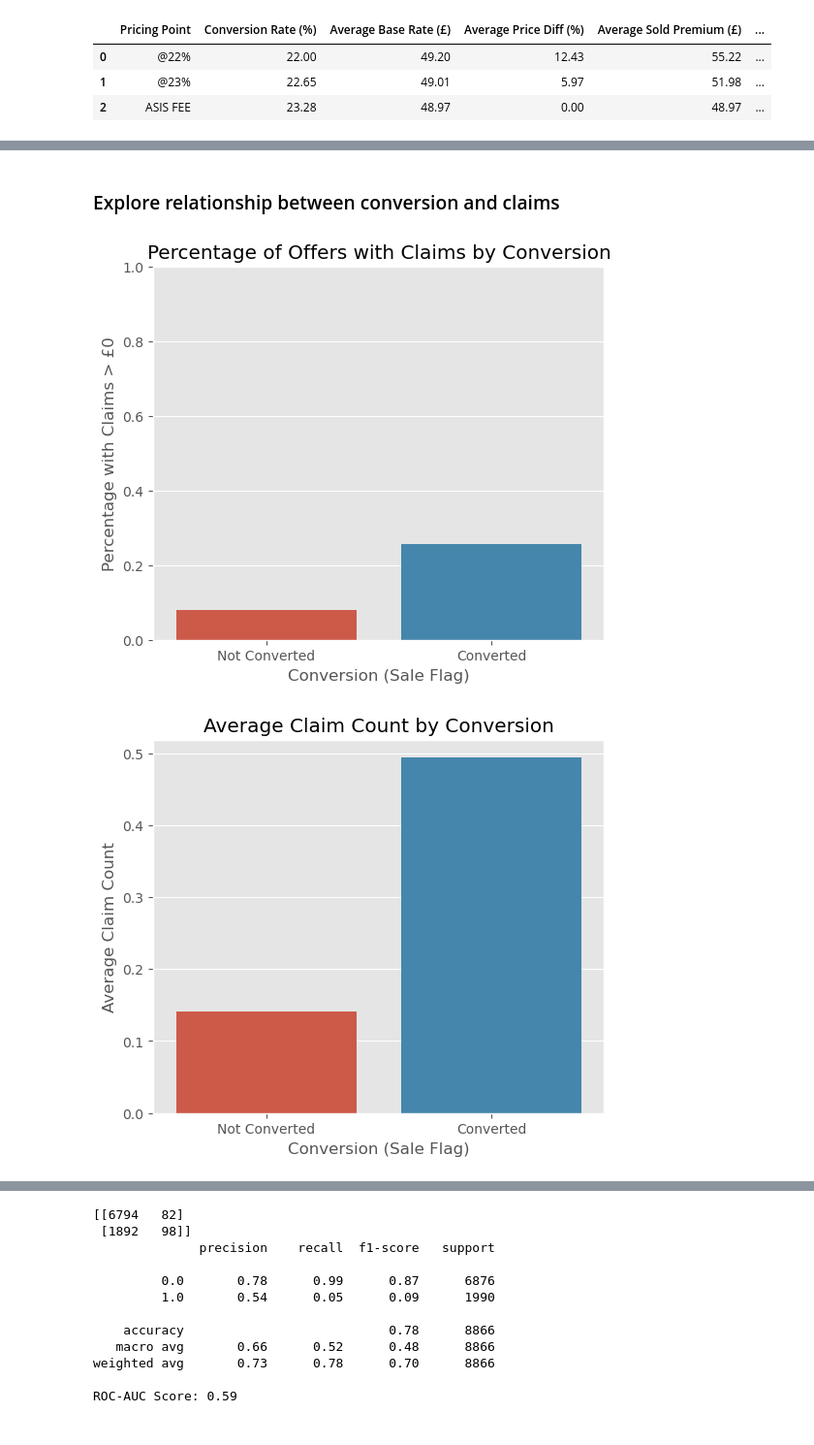
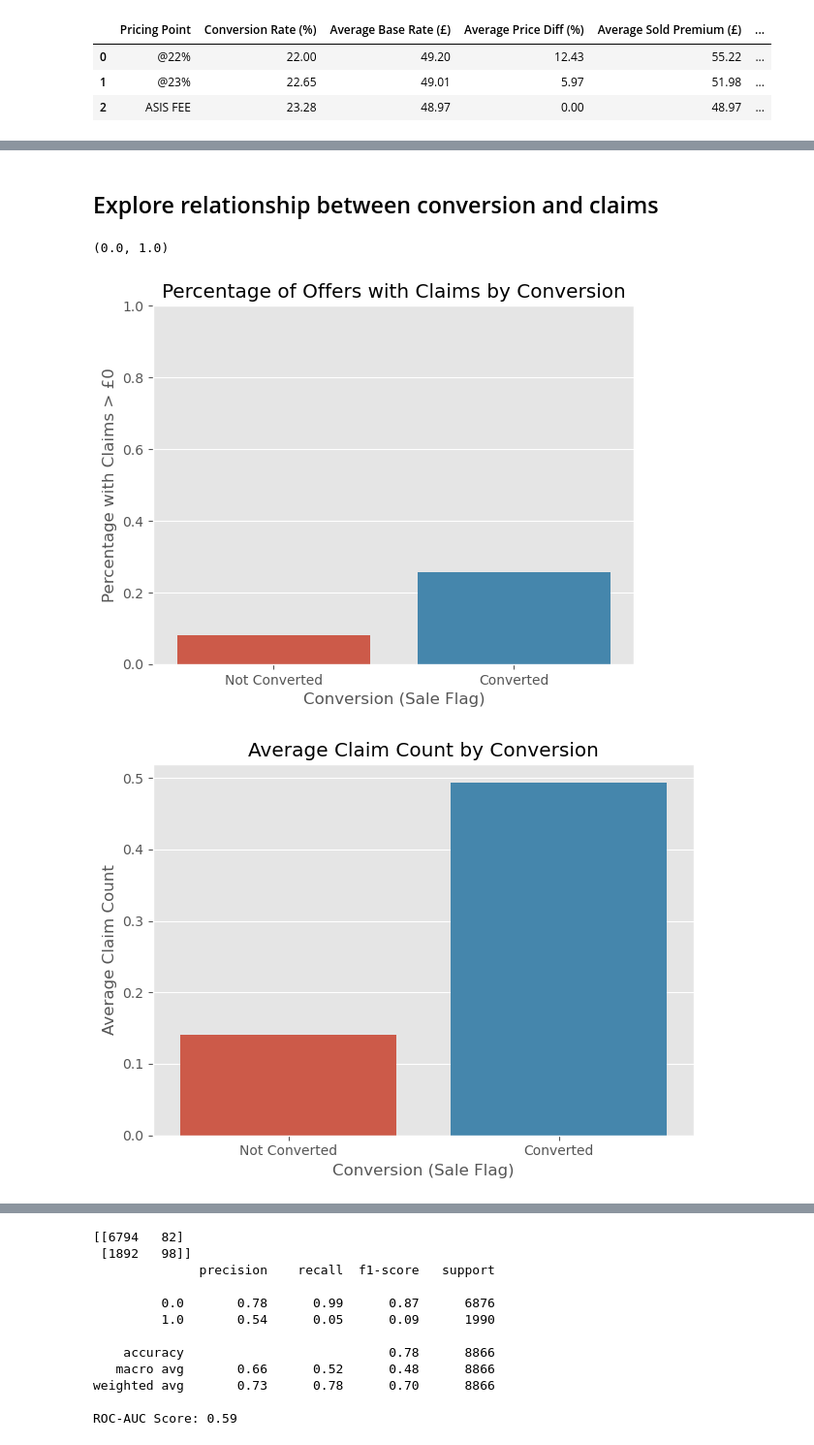
Before and after one commit to matin-zarei/DG-assessment, a Jupyter notebook: Main.ipynb, the cells around one changed output, grey strips where cells are left out. Shown at 97% size. Drawn from its saved outputs; the diff is of its cells as text; code cells hidden in the pictures.

```diff
--- a/Main.ipynb
+++ b/Main.ipynb
@@ -126,16 +134,14 @@ df['offer_date']     = pd.to_datetime(df['offer_date'], dayfirst=True)
 df['is_model']= df['is_model'].map({'Yes': 1, 'No': 0}).astype(int)
 # %%
 #update categorical columns format
-df['manufacturer_brandname_enc'] = df['manufacturer_brandname_enc'].astype('category')
-df['item_supercategory_code_enc'] = df['item_supercategory_code_enc'].astype('category')
-df['item_category_name_enc']      = df['item_category_name_enc'].astype('category')
-df['pricing_point']             = df['pricing_point'].astype('category')
+columns_to_convert = ['manufacturer_brandname_enc','item_supercategory_code_enc','item_category_name_enc','pricing_point']
+for column in columns_to_convert:
+    df[column] = df[column].astype('category')
 # %%
 #update integer columns format
-df['planscancelled_lastyear_count'] = df['planscancelled_lastyear_count'].astype('Int64')
-df['plansactive_lastyear_count']    = df['plansactive_lastyear_count'].astype('Int64')
-df['claims_count']                  = df['claims_count'].astype('Int64')
-df['plan_count']                    = df['plan_count'].astype('Int64')
+columns_to_convert = ['planscancelled_lastyear_count', 'plansactive_lastyear_count', 'claims_count', 'plan_count']
+for column in columns_to_convert:
+    df[column] = df[column].astype('Int64')
 # %%
 # Updateing 'item_age' calculation (likely swapped dates)
 swap_condition = df['purchase_date'] > df['offer_date']
@@ -882,36 +889,31 @@ for category in categories:
   Insufficient data.
   Insufficient data.
 # %% [markdown]
-### Explore relationship between conversion and claims
+## Explore relationship between conversion and claims
 # %%
+# Barplot of percentage of offers with claims > 0  by conversion
 df['has_claim'] = df['claim_amount'] > 0
-
 conversion_claim_rate = df.groupby('sale_flag')['has_claim'].mean().reset_index()
-
-plt.figure(figsize=(6,5))
 sns.barplot(x='sale_flag', y='has_claim', data=conversion_claim_rate)
 plt.xlabel('Conversion (Sale Flag)')
 plt.ylabel('Percentage with Claims > £0')
 plt.title('Percentage of Offers with Claims by Conversion')
 plt.xticks([0,1], ['Not Converted', 'Converted'])
 plt.ylim(0, 1)
-plt.show()
 # %% [output]
+(0.0, 1.0)
-[figure, old version]
+[figure, new version]
 # %%
-# Calculate average Claim Count per Sale Flag
+# Barplot of average Claim Count per Sale Flag
 avg_claim_count = df.groupby('sale_flag')['claims_count'].mean().reset_index()
-
-# Bar Plot
-plt.figure(figsize=(6,5))
 sns.barplot(x='sale_flag', y='claims_count', data=avg_claim_count)
 plt.xlabel('Conversion (Sale Flag)')
 plt.ylabel('Average Claim Count')
 plt.title('Average Claim Count by Conversion')
 plt.xticks([0,1], ['Not Converted', 'Converted'])
-plt.show()
+plt.tight_layout()
 # %% [output]
-[figure, old version]
+[figure, new version]
 # %%
 # logistic regression to predict sale_flag based on claim_amount and claims_count
 df_model = df[['sale_flag', 'claim_amount', 'claims_count']].copy()
```
Also changed, not shown: parts of 60 cells of this notebook.
